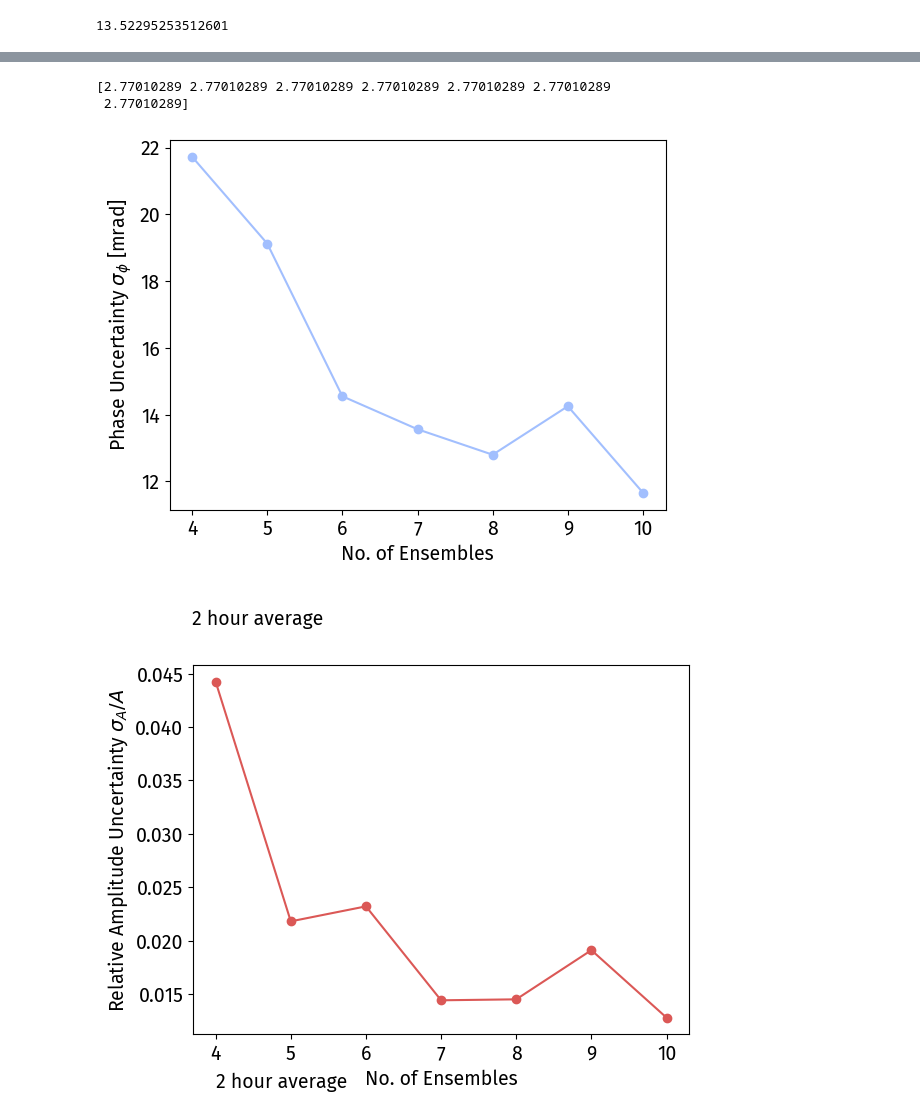
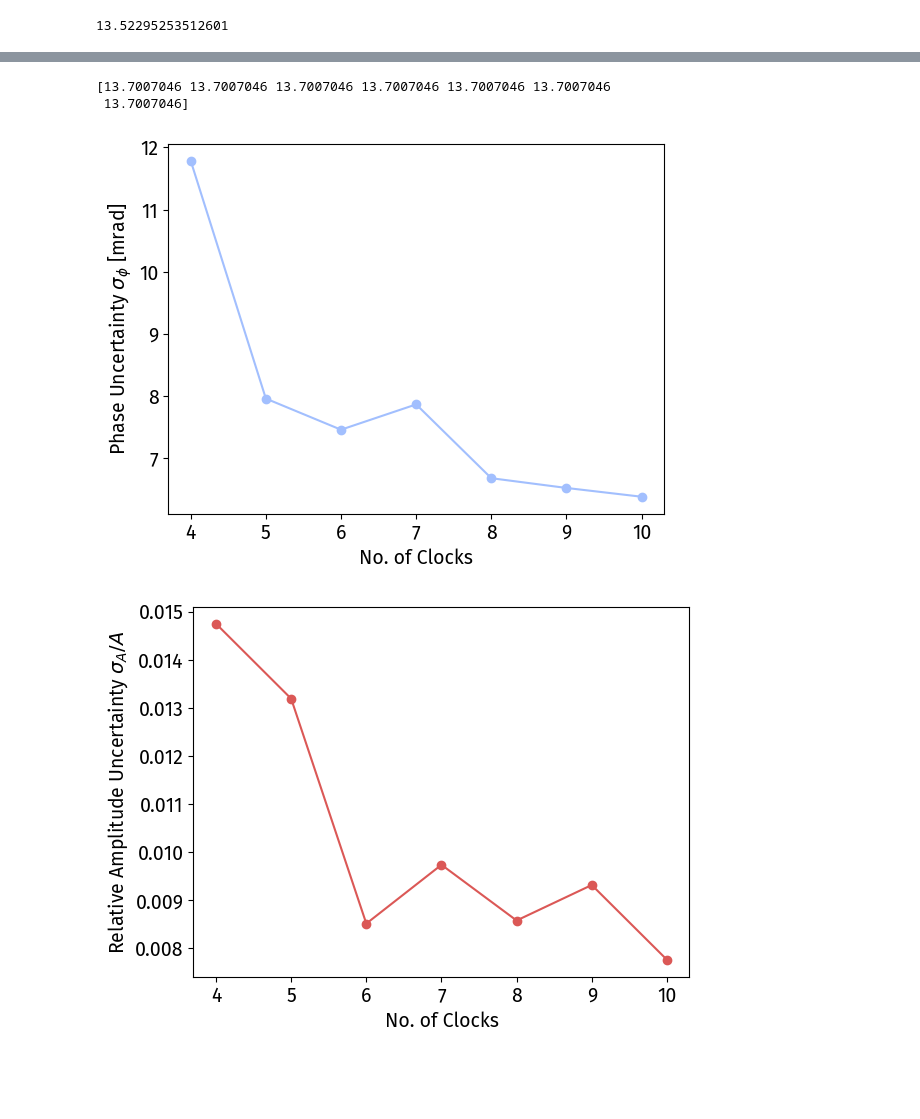
Before and after one commit to dhruvaganapathy/clock_gw_detection, a Jupyter notebook: dhruva_code/detector_network.ipynb, the cells around one changed output, grey strips where cells are left out. Drawn from its saved outputs; the diff is of its cells as text; code cells hidden in the pictures; blank space fills up the shorter version.

```diff
--- a/dhruva_code/detector_network.ipynb
+++ b/dhruva_code/detector_network.ipynb
@@ -651,3 +661,10 @@ def measurement_time(f_gw,M_chirp,N_cycles):
         t0s1.append(t0)
         Ts.append(T)
     return np.sum(Ts)
+# %%
+P0 = 1
+R = 1
+d = 1e10
+P = P0*(np.pi*R**2*f0/(c*d))**2
+qe = 1
+linewidth = 0.01
@@ -908,20 +945,20 @@ arms = np.array([[np.sin(theta_1),np.cos(theta_1),0]])
 
 
 
-N_cycles = [50,100,500,1000,2000]
+N_cycles = [100,200,500,1000,2000]
 # %%
-# fit_Ss = []
-# T_1s = []
-# amp_errs =[]
-# phase_errs = []
-# true_Ss= []
-# for n_cycles in N_cycles:
-#     fit_S,T_1,amp_err,phase_err,true_S = single_band_network_response(positions, arms, f_gw1, n_cycles, A_plus, A_cross, theta_sky, phi_sky,psi,M_chirp,n_ensembles = n_ensembles,arm_lengths = [1e10])
-#     fit_Ss.append(fit_S)
-#     T_1s.append(T_1)
-#     amp_errs.append(amp_err)
-#     phase_errs.append(phase_err)
-#     true_Ss.append(true_S)
+fit_Ss = []
+T_1s = []
+amp_errs =[]
+phase_errs = []
+true_Ss= []
+for n_cycles in N_cycles:
+    fit_S,T_1,amp_err,phase_err,true_S = single_band_network_response(positions, arms, f_gw1, n_cycles, A_plus, A_cross, theta_sky, phi_sky,psi,M_chirp,n_ensembles = n_ensembles,arm_lengths = [1e10])
+    fit_Ss.append(fit_S)
+    T_1s.append(T_1)
+    amp_errs.append(amp_err)
+    phase_errs.append(phase_err)
+    true_Ss.append(true_S)
 # %%
 # fit_S,T_1,amp_err,phase_err,true_S = single_band_network_response(positions, arms, f_gw1, 50, A_plus, A_cross, theta_sky, phi_sky,psi,M_chirp,n_ensembles = n_ensembles,arm_lengths = [1e10])
 # fit_Ss[0]=(fit_S)
@@ -955,7 +1079,7 @@ phase_errs = []
 true_Ss= []
 N_ensembles = [4,5,6,7,8,9,10]
 for n_ensembles in N_ensembles:
-    fit_S,T_1,amp_err,phase_err,true_S = single_band_network_response(positions, arms, f_gw1, 100, A_plus, A_cross, theta_sky, phi_sky,psi,M_chirp,n_ensembles = n_ensembles,arm_lengths = [1e10])
+    fit_S,T_1,amp_err,phase_err,true_S = single_band_network_response(positions, arms, f_gw1, 500, A_plus, A_cross, theta_sky, phi_sky,psi,M_chirp,n_ensembles = n_ensembles,arm_lengths = [1e10])
     fit_Ss.append(fit_S)
     T_1s.append(T_1)
     amp_errs.append(amp_err)
@@ -966,19 +1090,14 @@ for n_ensembles in N_ensembles:
 # %%
 
 plt.plot(np.array(N_ensembles),np.array(phase_errs)*1e3,'o-')
-plt.xlabel('No. of Ensembles')
+plt.xlabel('No. of Clocks')
 plt.ylabel('Phase Uncertainty $\sigma_\phi$ [mrad]')
-plt.text(4,7.7,'%d hour average'%(T_1s[0]/3600))
-# plt.savefig('plots/phase_uncertainty_n_ensembles.pdf',bbox_inches = 'tight')
 plt.figure()
 plt.plot(np.array(N_ensembles),amp_errs,'o-',color = RED)
-plt.xlabel('No. of Ensembles')
+plt.xlabel('No. of Clocks')
 plt.ylabel('Relative Amplitude Uncertainty $\sigma_A/A$')
-plt.text(4,6.2e-3,'%d hour average'%(T_1s[0]/3600))
-# plt.savefig('plots/amplitude_uncertainty_n_ensembles.pdf',bbox_inches = 'tight')
-print(np.array(T_1s)/3600)
 # %% [output]
-[2.77010289 2.77010289 2.77010289 2.77010289 2.77010289 2.77010289
- 2.77010289]
+[13.7007046 13.7007046 13.7007046 13.7007046 13.7007046 13.7007046
+ 13.7007046]
-[figure, old version]
+[figure, new version]
-[figure, old version]
+[figure, new version]
```
Also changed, not shown: parts of 14 cells of this notebook, 26 other files.
